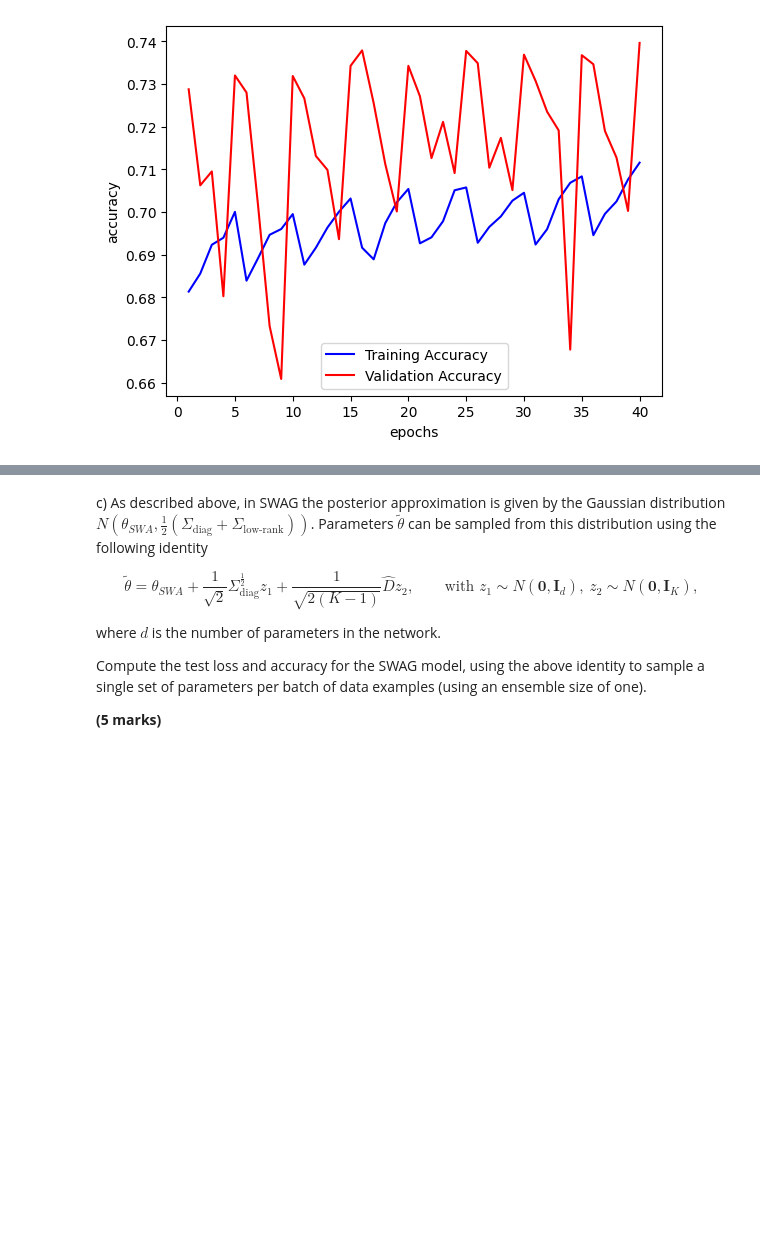
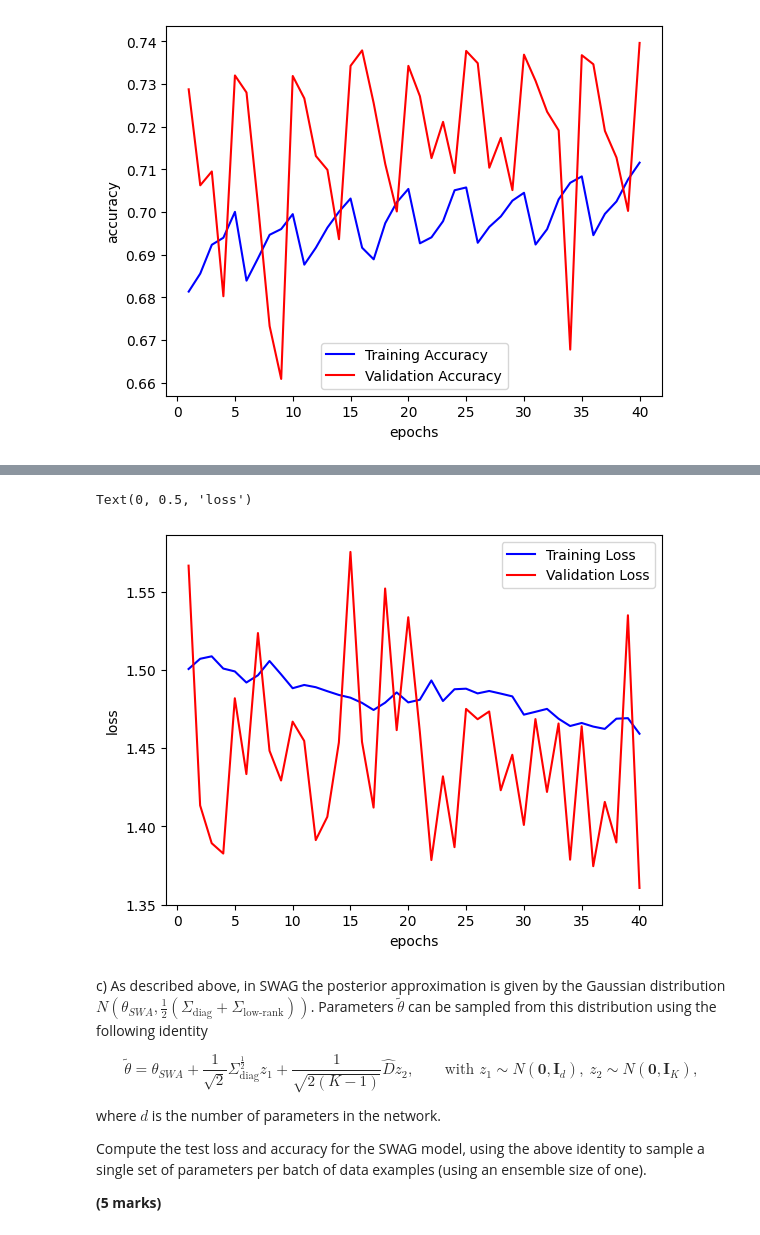
Before and after one commit to Gautam-Chauhan/DeepLearningCoursework2, a Jupyter notebook: Summative_assessment_2.ipynb, the cells around one changed output, grey strips where cells are left out. Drawn from its saved outputs; the diff is of its cells as text; code cells hidden in the pictures; blank space fills up the shorter version.

```diff
--- a/Summative_assessment_2.ipynb
+++ b/Summative_assessment_2.ipynb
@@ -1085,0 +1100,2 @@ Text(0, 0.5, 'accuracy')
+# %%
+history2 = swag_model2.fit(new_train_data_loader,epochs=T,validation_data=new_val_data_loader,callbacks=[swa_callback2])
@@ -1086,3 +1120,18 @@ Text(0, 0.5, 'accuracy')
+# %%
+train_loss = history2.history["loss"]
+val_loss = history2.history["val_loss"]
+train_acc = history2.history["sparse_categorical_accuracy"]
+val_acc = history2.history["val_sparse_categorical_accuracy"]
+# %%
+epochs = np.arange(1,len(train_loss)+1)
+plt.plot(epochs,train_loss,color="blue",label="Training Loss")
+plt.plot(epochs,val_loss,color="red",label="Validation Loss")
+plt.legend()
+plt.xlabel("epochs")
+plt.ylabel("loss")
+# %% [output]
+Text(0, 0.5, 'loss')
+[figure, added]
 # %% [markdown]
 c) As described above, in SWAG the posterior approximation is given by the Gaussian distribution $N(\theta_{SWA}, \frac{1}{2}(\Sigma_{\text{diag}} + \Sigma_{\text{low-rank}}))$. Parameters $\tilde{\theta}$ can be sampled from this distribution using the following identity
 
```
Also changed, not shown: parts of 27 cells of this notebook.
